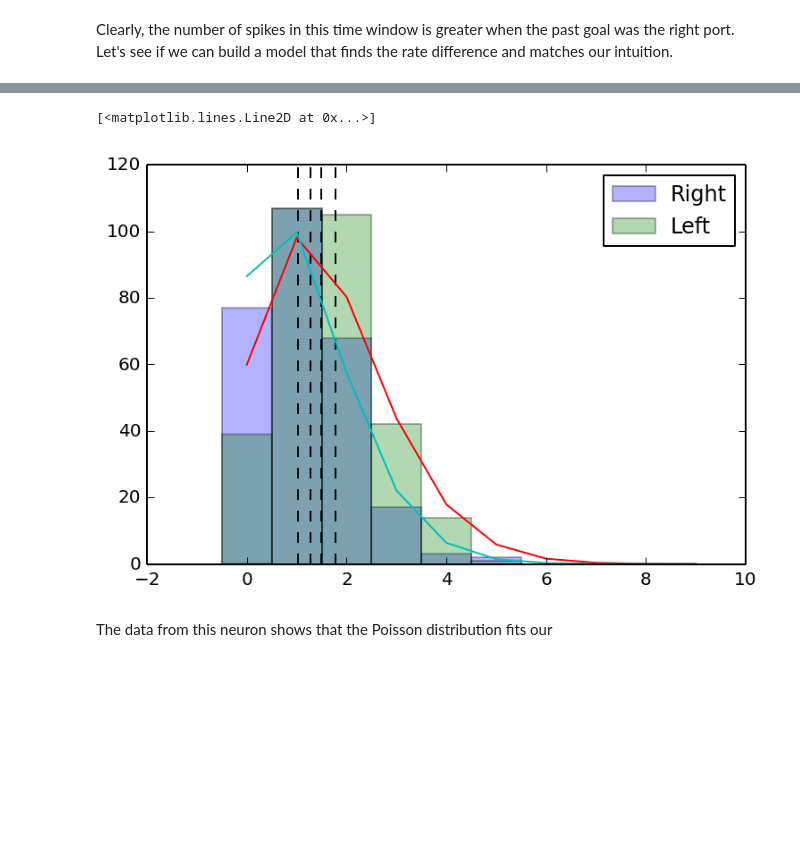
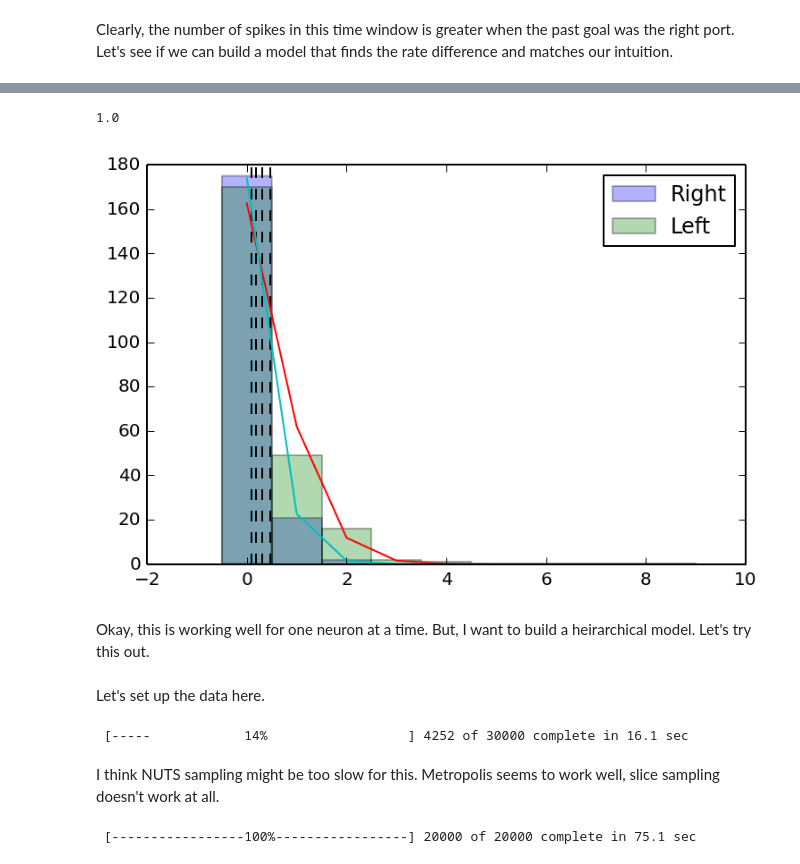
Before and after one commit to mcleonard/wm_paper, a Jupyter notebook: Goal selectivity.ipynb, the cells around one changed output, grey strips where cells are left out. Cells and saved outputs as stored; diff of their text form; code cells hidden in the pictures; blank space fills up the shorter version.

Commit message:
Added attempt at a heirarchical model. Still working on it.

```diff
--- a/Goal selectivity.ipynb
+++ b/Goal selectivity.ipynb
@@ -35,7 +35,7 @@ lkr.lock('C in')
 # %% [output]
 30 sessions locked to C in
 # %%
-data = lkr[40]
+data = lkr[62]
 results = {}
 spikes = my.analyze.time_histogram(data, limit=(-0.05, 0.05))/10.
 for goal, goal_data in data.groupby('PG port'):
@@ -58,10 +62,8 @@ observed[:n_right] = results[my.RIGHT]
 observed[n_right:] = results[my.LEFT]
 with pm.Model() as model:
     # Define priors
-    hyper_left = pm.Exponential('hyper_left', 5)
-    hyper_right = pm.Exponential('hyper_right', 5)
-    left = pm.Exponential('left_rate', hyper_left)
-    right = pm.Exponential('right_rate', hyper_right)
+    left = pm.Exponential('left_rate', 3)
+    right = pm.Exponential('right_rate', 3)
 
     delta = pm.Deterministic('delta', left-right)
 
@@ -83,16 +85,21 @@ fig = pm.traceplot(trace)
 # %%
 plt.hist(results[my.RIGHT], alpha=0.3, range=(0,10), bins=10, label='Right', align='left')
 plt.hist(results[my.LEFT], alpha=0.3, range=(0,10), bins=10, label='Left', align='left')
 for each in (2.5, 97.5):
     plt.plot([np.percentile(trace['right_rate'], each)]*2,plt.ylim(), '--k')
     plt.plot([np.percentile(trace['left_rate'], each)]*2,plt.ylim(), '--k')
 leg = plt.legend()
 poisson = sp.stats.poisson(trace['left_rate'].mean())
 plt.plot(poisson.pmf(np.arange(10))*n_left)
 poisson = sp.stats.poisson(trace['right_rate'].mean())
 plt.plot(poisson.pmf(np.arange(10))*n_right)
+p_selective = max((trace['delta'][500:]>0).mean(),
+                  (trace['delta'][500:]<=0).mean())
+print(p_selective)
 # %% [output]
-[<matplotlib.lines.Line2D at 0x...>]
+1.0
-[figure, old version]
+[figure, new version]
-# %% [markdown]
-The data from this neuron shows that the Poisson distribution fits our
+# %% [markdown]
+Okay, this is working well for one neuron at a time. But, I want to build a heirarchical model. Let's try this out.
+# %% [markdown]
+Let's set up the data here.
@@ -98,0 +136,15 @@ The data from this neuron shows that the Poisson distribution fits our
+# %%
+with model:
+    # Do the inference
+    start = pm.find_MAP()
+    step = pm.Metropolis()
+    trace = pm.sample(30000, step, start=start)
+# %% [output]
+ [-----            14%                  ] 4252 of 30000 complete in 16.1 sec
+# %% [markdown]
+I think NUTS sampling might be too slow for this. Metropolis seems to work well, slice sampling doesn't work at all.
+# %%
+with model:
+    trace = pm.sample(20000, step, trace=trace)
+# %% [output]
+ [-----------------100%-----------------] 20000 of 20000 complete in 75.1 sec
```
Also changed, not shown: parts of 9 cells of this notebook.
